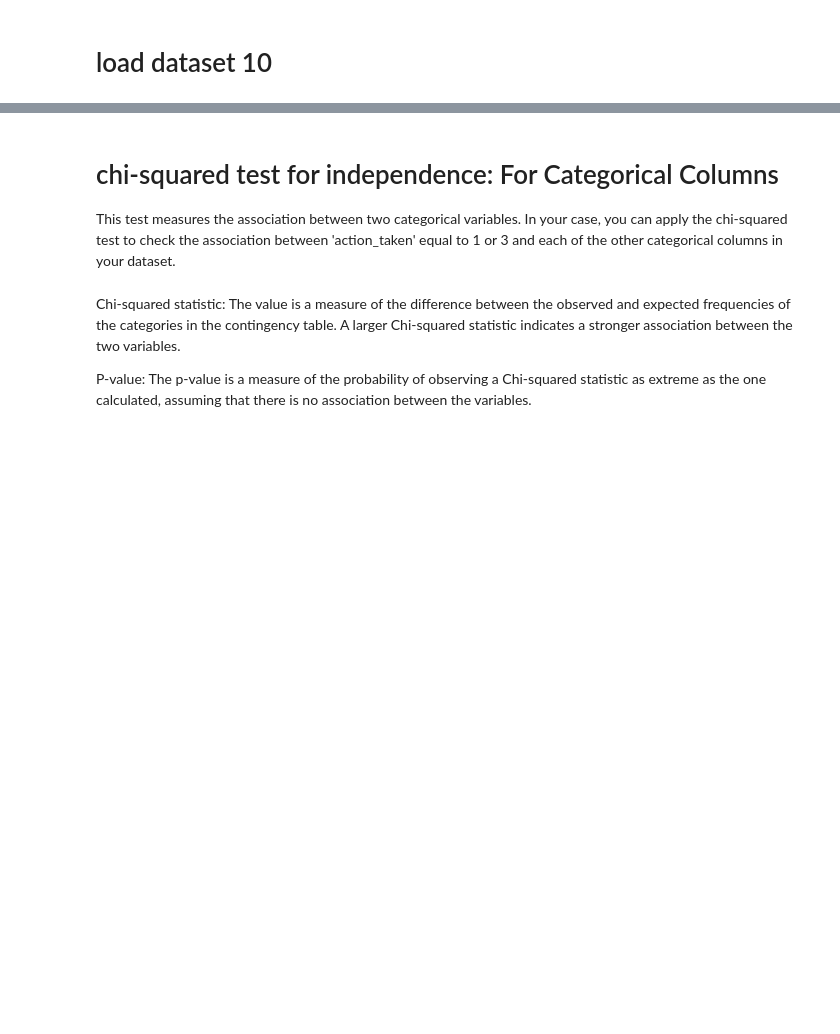
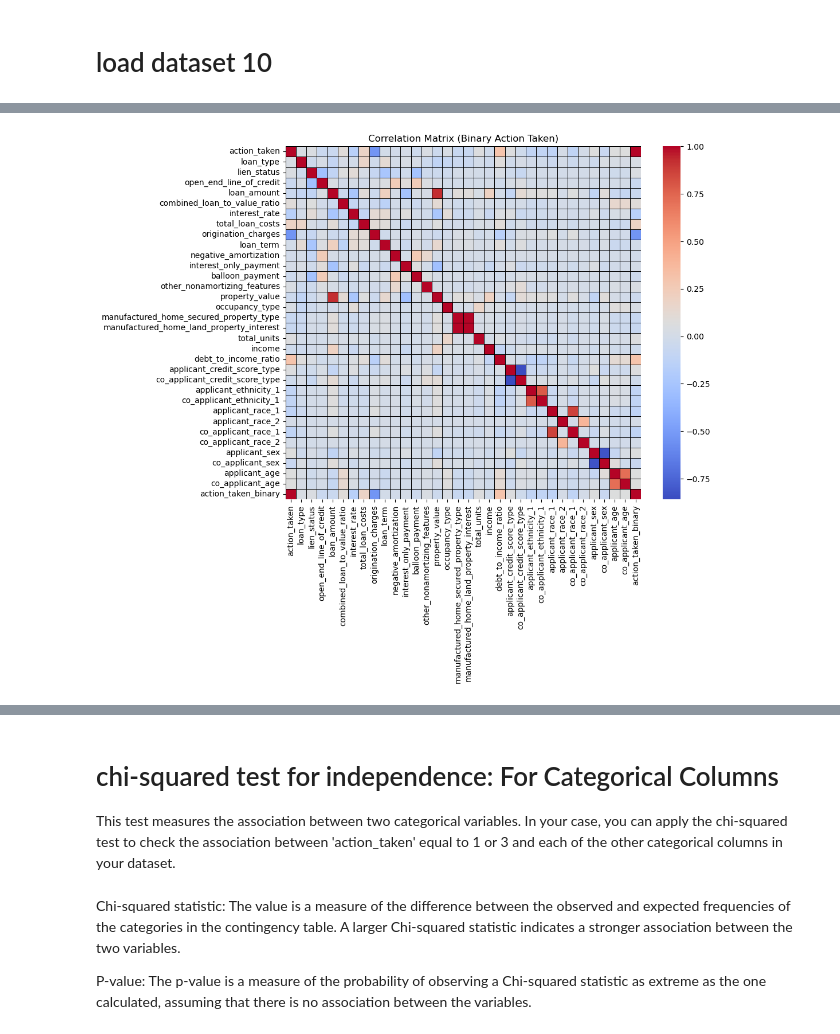
Before and after one commit to aschera/credit_risk_predictor, a Jupyter notebook: notebooks/Markus/EDA_stepwise/11_correlation_and_significance.ipynb, the cells around one changed output, grey strips where cells are left out. Saved outputs shown, nothing was run; the diff lists cells and outputs as text; code cells hidden in the pictures; blank space fills up the shorter version.

```diff
--- a/notebooks/Markus/EDA_stepwise/11_correlation_and_significance.ipynb
+++ b/notebooks/Markus/EDA_stepwise/11_correlation_and_significance.ipynb
@@ -49,3 +102,17 @@ plt.show()
+# %%
+# Convert 'action_taken' to a binary variable (0 or 1)
+df['action_taken_binary'] = df['action_taken'].apply(lambda x: 1 if x == 3 else 0)
+
+# Calculate the correlation matrix for the binary 'action_taken' variable
+correlation_matrix = df.corr()
+
+# Create a heatmap for the binary 'action_taken' variable
+plt.figure(figsize=(10, 8))
+sns.heatmap(correlation_matrix, annot=False, fmt=".2f", cmap="coolwarm", linewidths=0.5, cbar=True, linecolor='black')
+plt.title("Correlation Matrix (Binary Action Taken)")
+plt.show()
+# %% [output]
+[figure, added]
 # %%
 print(df['action_taken'].value_counts())
 # %% [output]
```
Also changed, not shown: parts of 12 cells of this notebook, 6 other files.
